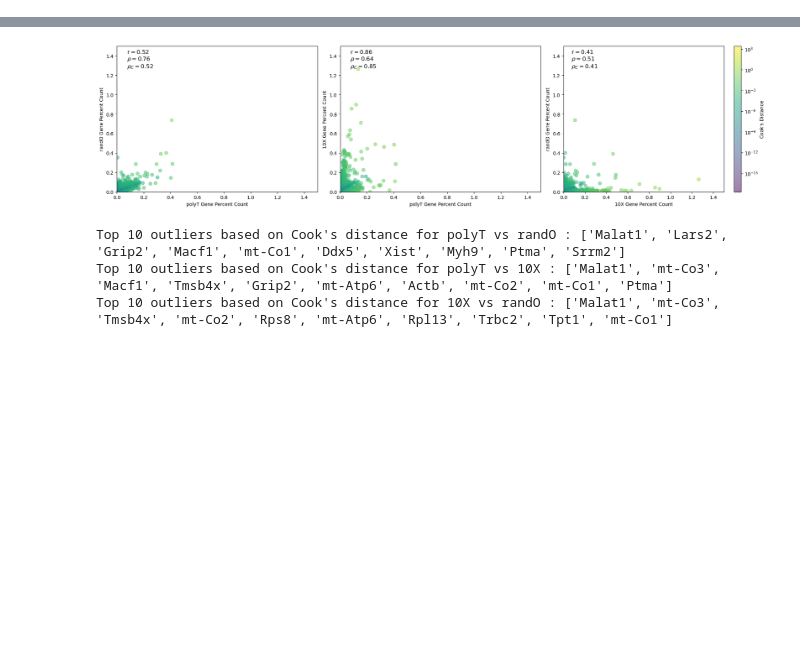
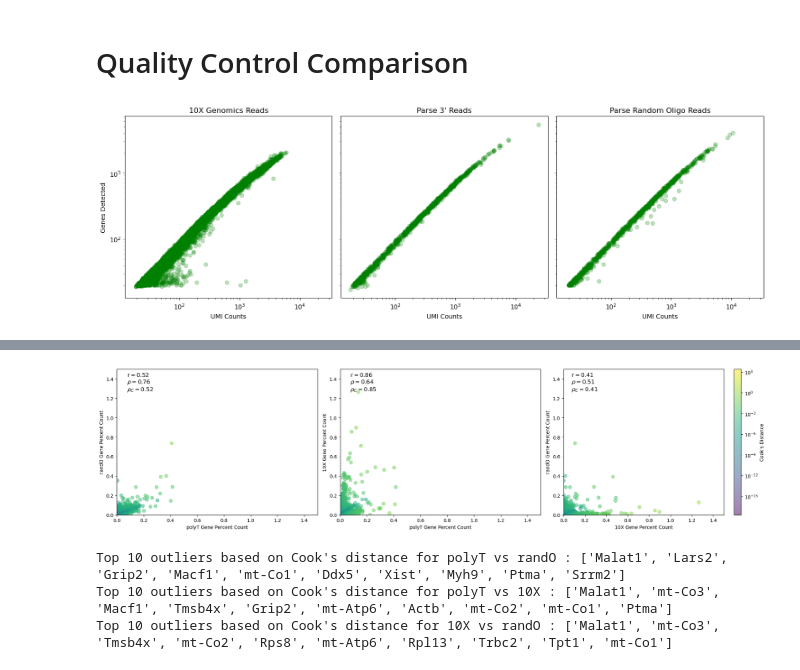
Before and after one commit to mcaskey6/10XvParse, a Jupyter notebook: Analysis 1/combo_test.ipynb, the cells around one changed output, grey strips where cells are left out. Saved outputs shown, nothing was run; the diff lists cells and outputs as text; code cells hidden in the pictures; blank space fills up the shorter version.

Commit message:
Generated Combined Plots

```diff
--- a/Analysis 1/combo_test.ipynb
+++ b/Analysis 1/combo_test.ipynb
@@ -13,3 +11,50 @@ import scanpy as sc
 data_10x = anndata.read_h5ad('processed_10x.h5ad')
 data_polyT = anndata.read_h5ad('processed_polyT.h5ad')
 data_randO = anndata.read_h5ad('processed_randO.h5ad')
+# %% [markdown]
+# Quality Control Comparison
+# %%
+def scatter_reads(ax, data, title = 'scRNA-seq'):
+    x = np.asarray(data.X.sum(axis=1))[:,0]
+    y = np.asarray(np.sum(data.X>0, axis=1))[:,0]
+
+    ax.scatter(x, y, color="green", alpha=0.25)
+    ax.set_xlabel("UMI Counts")
+    ax.set_xscale('log')
+    ax.set_yscale('log', nonpositive='clip')
+    ax.set_title(title + " Reads")
+
+def knee_plot(ax, data, cutoff = 20, title = 'scRNA-seq'):
+    knee = np.sort((np.array(data.X.sum(axis=1))).flatten())[::-1]
+    cell_set = np.arange(len(knee))
+    num_cells = cell_set[knee > cutoff][::-1][0]
+
+    ax.loglog(knee, cell_set, linewidth=5, color="g")
+    ax.axvline(x=cutoff, linewidth=3, color="k")
+    ax.axhline(y=num_cells, linewidth=3, color="k")
+    ax.set_xlabel("UMI Counts")
+    ax.set_ylabel("")
+    ax.set_title(title + " Knee Plot")
+
+def mito_scatter(ax, data, title = 'scRNA-seq'):
+    sc.pl.scatter(data, x='n_counts', y='percent_mito', ax=ax, show=False)
+    ax.set_title(title)
+    ax.set_xlabel("UMI Counts")
+    ax.set_ylabel("")
+
+def violin_plots(ax_col, data, groups):
+    for i, group in enumerate(groups):
+        sc.pl.violin(data, group, ax=ax_col[i], jitter=0.4, show=False)
+        ax_col[i].set_xticks([])
+# %%
+fig, ax = plt.subplots(1, 3, figsize=(15,5), sharey=True,sharex=True)
+scatter_reads(ax[0], data_10x, title='10X Genomics')
+scatter_reads(ax[1], data_polyT, title="Parse 3'")
+scatter_reads(ax[2], data_randO, title="Parse Random Oligo")
+
+ax[0].set_ylabel("Genes Detected")
+
+plt.tight_layout()
+plt.show()
+# %% [output]
+[figure, added]
```
Also changed, not shown: parts of 8 cells of this notebook.
